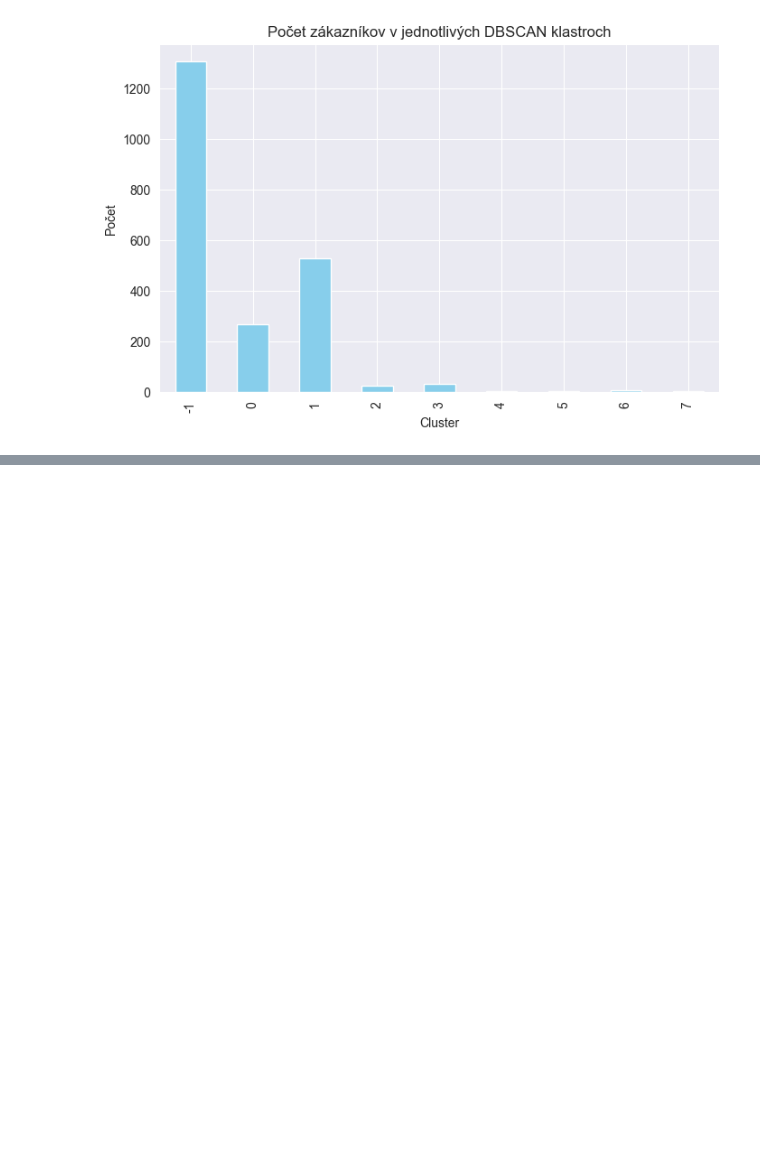
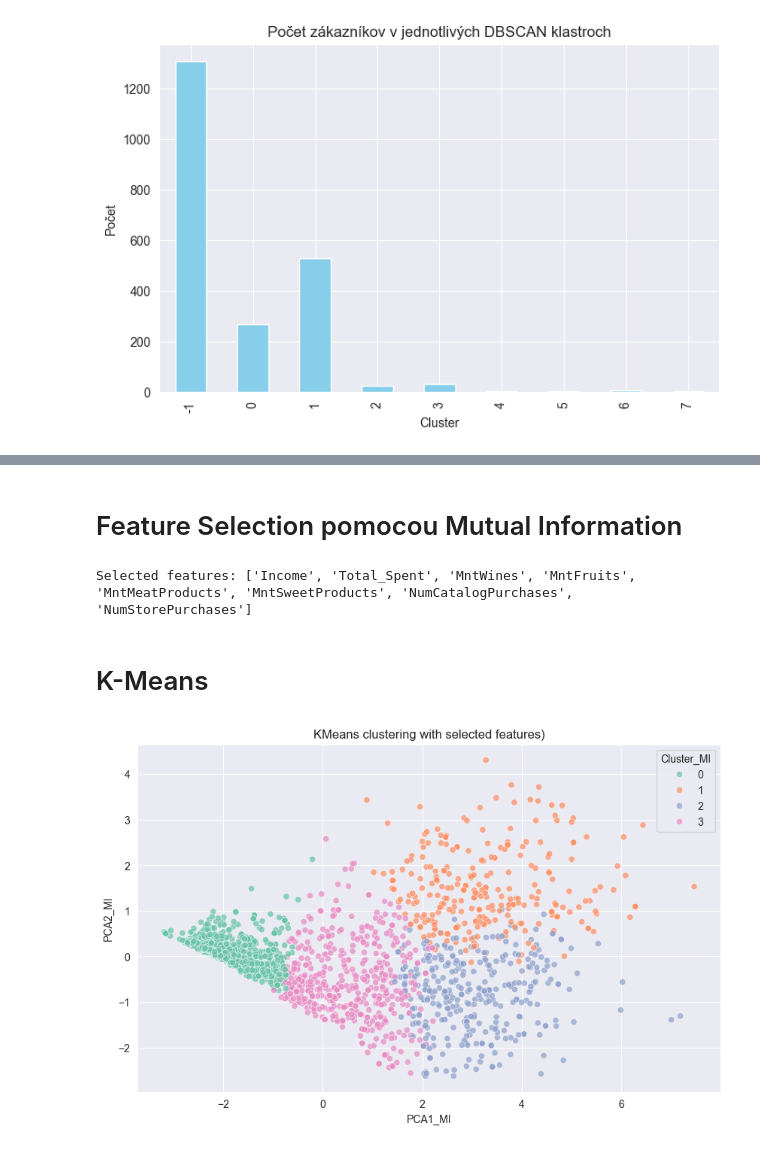
Before and after one commit to Kucharito/MachineLearning2, a Jupyter notebook: Projekt#1.ipynb, the cells around one changed output, grey strips where cells are left out. Saved outputs shown, nothing was run; the diff lists cells and outputs as text; code cells hidden in the pictures; blank space fills up the shorter version.

```diff
--- a/Projekt#1.ipynb
+++ b/Projekt#1.ipynb
@@ -887,3 +856,41 @@ Tento výsledok je typický pre marketingové dáta s premenlivou hustotou a spo
  **Záver:**
 Hoci DBSCAN dosiahol **nižšie Silhouette Score (0.146)**, poskytol dôležitý doplnkový pohľad – odhalil **vysoko hodnotnú skupinu výnimočných zákazníkov** a oddelil ju od väčšinového menej aktívneho trhu.
 Tieto výsledky dopĺňajú zistenia z **K-Means a hierarchického zhlukovania** a potvrdzujú konzistentnosť celkovej segmentácie.
+# %% [markdown]
+# Feature Selection pomocou Mutual Information
+# %%
+from sklearn.feature_selection import SelectKBest, mutual_info_regression
+
+X = df_final[features]
+y = df_final['Income']
+
+selector = SelectKBest(score_func=mutual_info_regression, k=8)
+selector.fit(X, y)
+
+selected_features = X.columns[selector.get_support()]
+print("Selected features:", selected_features.tolist())
+# %% [output]
+Selected features: ['Income', 'Total_Spent', 'MntWines', 'MntFruits', 'MntMeatProducts', 'MntSweetProducts', 'NumCatalogPurchases', 'NumStorePurchases']
+# %% [markdown]
+# K-Means
+# %%
+X_sel = df_final[selected_features]
+
+scaler = StandardScaler()
+X_scaled_sel = scaler.fit_transform(X_sel)
+
+kmeans_sel = KMeans(n_clusters=4, random_state=42)
+df_final['Cluster_MI'] = kmeans_sel.fit_predict(X_scaled_sel)
+# %%
+pca = PCA(n_components=2)
+pca_result_sel = pca.fit_transform(X_scaled_sel)
+
+df_final['PCA1_MI'] = pca_result_sel[:, 0]
+df_final['PCA2_MI'] = pca_result_sel[:, 1]
+
+plt.figure(figsize=(10, 6))
+sns.scatterplot(x='PCA1_MI', y='PCA2_MI', hue='Cluster_MI', data=df_final, palette='Set2', alpha=0.7)
+plt.title('KMeans clustering with selected features)')
+plt.show()
+# %% [output]
+[figure, added]
```
Also changed, not shown: parts of 21 cells of this notebook.
